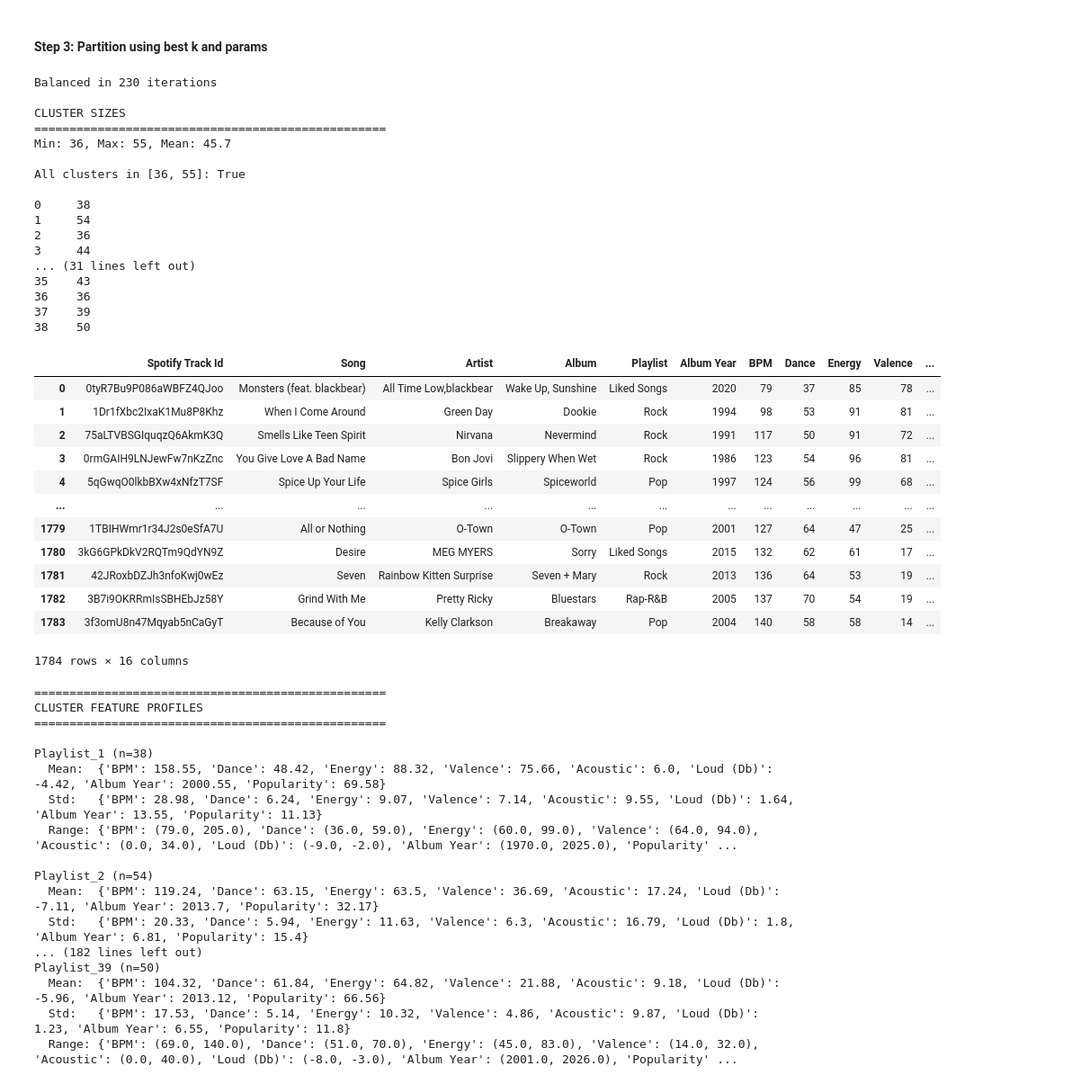
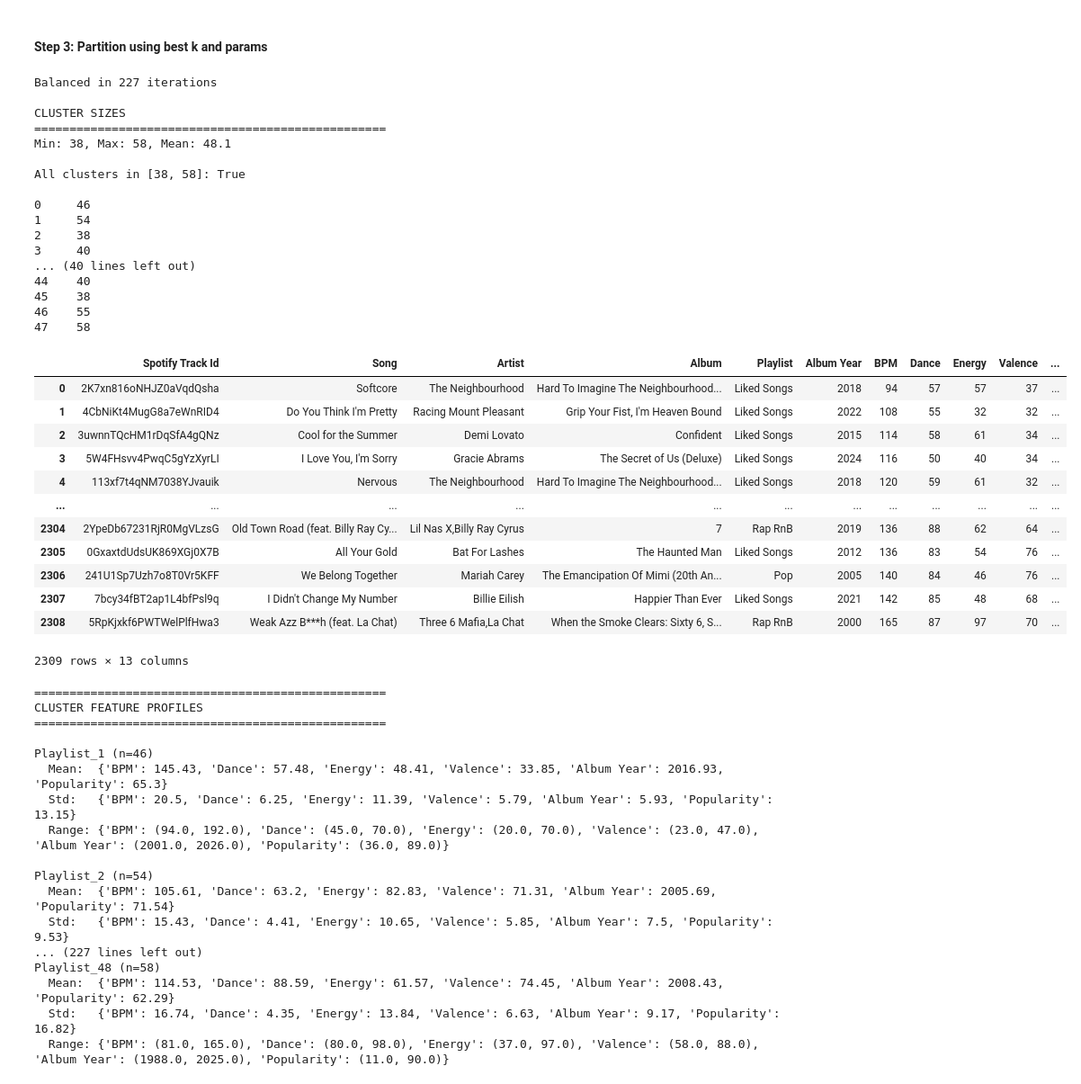
Before and after one commit to kaseymallette/music-taste-profile, a Jupyter notebook: notebooks/03_partition_generator.ipynb, the cells around one changed output. Shown at 90% size. Drawn from its saved outputs; the diff is of its cells as text; code cells hidden in the pictures.

```diff
--- a/notebooks/03_partition_generator.ipynb
+++ b/notebooks/03_partition_generator.ipynb
@@ -25,7 +25,7 @@ from itertools import combinations
 # %% [markdown]
 ## Read Data
 # %%
-df_playlist = pd.read_csv('../data/mixed_playlist.csv')
+df_playlist = pd.read_csv('../data/music_library.csv')
 df_playlist
 # %% [output]
 |  | Song | Artist | BPM | Camelot | Energy | Added At | Duration | Popularity | Genres | Album | ... |
@@ -46,10 +46,10 @@ df_playlist
 # %%
 # === CONFIG ===
 METADATA = ['Spotify Track Id', 'Song', 'Artist', 'Album', 'Playlist']
-FEATURES = ['BPM', 'Dance', 'Energy', 'Valence', 'Acoustic', 'Loud (Db)', 'Album Year', 'Popularity']
+FEATURES = ['BPM', 'Dance', 'Energy', 'Valence', 'Album Year', 'Popularity']
 FEATURE_WEIGHTS = {'Valence': 3, 'Dance': 2}
-TARGET_MIN = 25 # smallest playlist size
-TARGET_MAX = 50 # largest playlist size
+TARGET_MIN = 40 # smallest playlist size
+TARGET_MAX = 60 # largest playlist size
 
 # === N CLUSTERS ===
 n_songs = len(df_playlist)
@@ -292,57 +292,58 @@ def _balance_clusters(clusters, distances, min_size, max_size, max_iterations=50
 results = partition_playlist(df_playlist_features,
                              k_clusters=best_k,
                              min_size=min_size,
                              max_size=max_size,
                              feature_weights=FEATURE_WEIGHTS
                              )
 
 # Add cluster labels to results and plot
 df_playlist_results['Cluster'] = results['clusters']
 
 # Create dictionary of playlists
 playlists_spotify_api = {
     f"Playlist_{i+1}": df_playlist_results[df_playlist_results['Cluster'] == i]
         .sort_values(['BPM', 'Valence', 'Dance']).reset_index(drop=True)
         .assign(Track=lambda df: range(1, len(df) + 1))
     for i in range(results['n_clusters'])
 }
 
 # Create dataframe from playlists
 df_playlists_spotify_api = pd.concat(playlists_spotify_api.values(), ignore_index=True)
-df_playlists_spotify_api.to_csv('../results/playlists_spotify_api.csv', index=False)
+df_playlists_spotify_api = df_playlists_spotify_api.loc[:, ~df_playlists_spotify_api.columns.duplicated()]
+# df_playlists_spotify_api.to_csv('../results/playlists_spotify_api.csv', index=False)
 
 df_playlists_spotify_api
 # %% [output]
-Balanced in 230 iterations
+Balanced in 227 iterations
 
 CLUSTER SIZES
 ==================================================
-Min: 36, Max: 55, Mean: 45.7
+Min: 38, Max: 58, Mean: 48.1
 
-All clusters in [36, 55]: True
+All clusters in [38, 58]: True
 
-0     38
+0     46
 1     54
-2     36
-3     44
-... (31 lines left out)
-35    43
-36    36
-37    39
-38    50
+2     38
+3     40
+... (40 lines left out)
+44    40
+45    38
+46    55
+47    58
 |  | Spotify Track Id | Song | Artist | Album | Playlist | Album Year | BPM | Dance | Energy | Valence | ... |
-| 0 | 0tyR7Bu9P086aWBFZ4QJoo | Monsters (feat. blackbear) | All Time Low,blackbear | Wake Up, Sunshine | Liked Songs | 2020 | 79 | 37 | 85 | 78 | ... |
-| 1 | 1Dr1fXbc2IxaK1Mu8P8Khz | When I Come Around | Green Day | Dookie | Rock | 1994 | 98 | 53 | 91 | 81 | ... |
-| 2 | 75aLTVBSGIquqzQ6AkmK3Q | Smells Like Teen Spirit | Nirvana | Nevermind | Rock | 1991 | 117 | 50 | 91 | 72 | ... |
-| 3 | 0rmGAIH9LNJewFw7nKzZnc | You Give Love A Bad Name | Bon Jovi | Slippery When Wet | Rock | 1986 | 123 | 54 | 96 | 81 | ... |
-| 4 | 5qGwqO0lkbBXw4xNfzT7SF | Spice Up Your Life | Spice Girls | Spiceworld | Pop | 1997 | 124 | 56 | 99 | 68 | ... |
+| 0 | 2K7xn816oNHJZ0aVqdQsha | Softcore | The Neighbourhood | Hard To Imagine The Neighbourhood... | Liked Songs | 2018 | 94 | 57 | 57 | 37 | ... |
+| 1 | 4CbNiKt4MugG8a7eWnRID4 | Do You Think I'm Pretty | Racing Mount Pleasant | Grip Your Fist, I'm Heaven Bound | Liked Songs | 2022 | 108 | 55 | 32 | 32 | ... |
+| 2 | 3uwnnTQcHM1rDqSfA4gQNz | Cool for the Summer | Demi Lovato | Confident | Liked Songs | 2015 | 114 | 58 | 61 | 34 | ... |
+| 3 | 5W4FHsvv4PwqC5gYzXyrLI | I Love You, I'm Sorry | Gracie Abrams | The Secret of Us (Deluxe) | Liked Songs | 2024 | 116 | 50 | 40 | 34 | ... |
+| 4 | 113xf7t4qNM7038YJvauik | Nervous | The Neighbourhood | Hard To Imagine The Neighbourhood... | Liked Songs | 2018 | 120 | 59 | 61 | 32 | ... |
 | ... | ... | ... | ... | ... | ... | ... | ... | ... | ... | ... | ... |
-| 1779 | 1TBIHWmr1r34J2s0eSfA7U | All or Nothing | O-Town | O-Town | Pop | 2001 | 127 | 64 | 47 | 25 | ... |
-| 1780 | 3kG6GPkDkV2RQTm9QdYN9Z | Desire | MEG MYERS | Sorry | Liked Songs | 2015 | 132 | 62 | 61 | 17 | ... |
-| 1781 | 42JRoxbDZJh3nfoKwj0wEz | Seven | Rainbow Kitten Surprise | Seven + Mary | Rock | 2013 | 136 | 64 | 53 | 19 | ... |
-| 1782 | 3B7i9OKRRmIsSBHEbJz58Y | Grind With Me | Pretty Ricky | Bluestars | Rap-R&B | 2005 | 137 | 70 | 54 | 19 | ... |
-| 1783 | 3f3omU8n47Mqyab5nCaGyT | Because of You | Kelly Clarkson | Breakaway | Pop | 2004 | 140 | 58 | 58 | 14 | ... |
+| 2304 | 2YpeDb67231RjR0MgVLzsG | Old Town Road (feat. Billy Ray Cy... | Lil Nas X,Billy Ray Cyrus | 7 | Rap RnB | 2019 | 136 | 88 | 62 | 64 | ... |
+| 2305 | 0GxaxtdUdsUK869XGj0X7B | All Your Gold | Bat For Lashes | The Haunted Man | Liked Songs | 2012 | 136 | 83 | 54 | 76 | ... |
+| 2306 | 241U1Sp7Uzh7o8T0Vr5KFF | We Belong Together | Mariah Carey | The Emancipation Of Mimi (20th An... | Pop | 2005 | 140 | 84 | 46 | 76 | ... |
+| 2307 | 7bcy34fBT2ap1L4bfPsl9q | I Didn't Change My Number | Billie Eilish | Happier Than Ever | Liked Songs | 2021 | 142 | 85 | 48 | 68 | ... |
+| 2308 | 5RpKjxkf6PWTWelPlfHwa3 | Weak Azz B***h (feat. La Chat) | Three 6 Mafia,La Chat | When the Smoke Clears: Sixty 6, S... | Rap RnB | 2000 | 165 | 87 | 97 | 70 | ... |
-1784 rows × 16 columns
+2309 rows × 13 columns
 # %%
 # Print cluster feature profiles
 print("=" * 50)
@@ -380,16 +381,16 @@ for name, df_cluster in playlists_spotify_api.items():
 CLUSTER FEATURE PROFILES
 ==================================================
 
-Playlist_1 (n=38)
-  Mean:  {'BPM': 158.55, 'Dance': 48.42, 'Energy': 88.32, 'Valence': 75.66, 'Acoustic': 6.0, 'Loud (Db)': -4.42, 'Album Year': 2000.55, 'Popularity': 69.58}
-  Std:   {'BPM': 28.98, 'Dance': 6.24, 'Energy': 9.07, 'Valence': 7.14, 'Acoustic': 9.55, 'Loud (Db)': 1.64, 'Album Year': 13.55, 'Popularity': 11.13}
-  Range: {'BPM': (79.0, 205.0), 'Dance': (36.0, 59.0), 'Energy': (60.0, 99.0), 'Valence': (64.0, 94.0), 'Acoustic': (0.0, 34.0), 'Loud (Db)': (-9.0, -2.0), 'Album Year': (1970.0, 2025.0), 'Popularity' ...
+Playlist_1 (n=46)
+  Mean:  {'BPM': 145.43, 'Dance': 57.48, 'Energy': 48.41, 'Valence': 33.85, 'Album Year': 2016.93, 'Popularity': 65.3}
+  Std:   {'BPM': 20.5, 'Dance': 6.25, 'Energy': 11.39, 'Valence': 5.79, 'Album Year': 5.93, 'Popularity': 13.15}
+  Range: {'BPM': (94.0, 192.0), 'Dance': (45.0, 70.0), 'Energy': (20.0, 70.0), 'Valence': (23.0, 47.0), 'Album Year': (2001.0, 2026.0), 'Popularity': (36.0, 89.0)}
 
 Playlist_2 (n=54)
-  Mean:  {'BPM': 119.24, 'Dance': 63.15, 'Energy': 63.5, 'Valence': 36.69, 'Acoustic': 17.24, 'Loud (Db)': -7.11, 'Album Year': 2013.7, 'Popularity': 32.17}
-  Std:   {'BPM': 20.33, 'Dance': 5.94, 'Energy': 11.63, 'Valence': 6.3, 'Acoustic': 16.79, 'Loud (Db)': 1.8, 'Album Year': 6.81, 'Popularity': 15.4}
-... (182 lines left out)
-Playlist_39 (n=50)
-  Mean:  {'BPM': 104.32, 'Dance': 61.84, 'Energy': 64.82, 'Valence': 21.88, 'Acoustic': 9.18, 'Loud (Db)': -5.96, 'Album Year': 2013.12, 'Popularity': 66.56}
-  Std:   {'BPM': 17.53, 'Dance': 5.14, 'Energy': 10.32, 'Valence': 4.86, 'Acoustic': 9.87, 'Loud (Db)': 1.23, 'Album Year': 6.55, 'Popularity': 11.8}
-  Range: {'BPM': (69.0, 140.0), 'Dance': (51.0, 70.0), 'Energy': (45.0, 83.0), 'Valence': (14.0, 32.0), 'Acoustic': (0.0, 40.0), 'Loud (Db)': (-8.0, -3.0), 'Album Year': (2001.0, 2026.0), 'Popularity' ...
+  Mean:  {'BPM': 105.61, 'Dance': 63.2, 'Energy': 82.83, 'Valence': 71.31, 'Album Year': 2005.69, 'Popularity': 71.54}
+  Std:   {'BPM': 15.43, 'Dance': 4.41, 'Energy': 10.65, 'Valence': 5.85, 'Album Year': 7.5, 'Popularity': 9.53}
+... (227 lines left out)
+Playlist_48 (n=58)
+  Mean:  {'BPM': 114.53, 'Dance': 88.59, 'Energy': 61.57, 'Valence': 74.45, 'Album Year': 2008.43, 'Popularity': 62.29}
+  Std:   {'BPM': 16.74, 'Dance': 4.35, 'Energy': 13.84, 'Valence': 6.63, 'Album Year': 9.17, 'Popularity': 16.82}
+  Range: {'BPM': (81.0, 165.0), 'Dance': (80.0, 98.0), 'Energy': (37.0, 97.0), 'Valence': (58.0, 88.0), 'Album Year': (1988.0, 2025.0), 'Popularity': (11.0, 90.0)}
```
Also changed, not shown: parts of 22 cells of this notebook.
